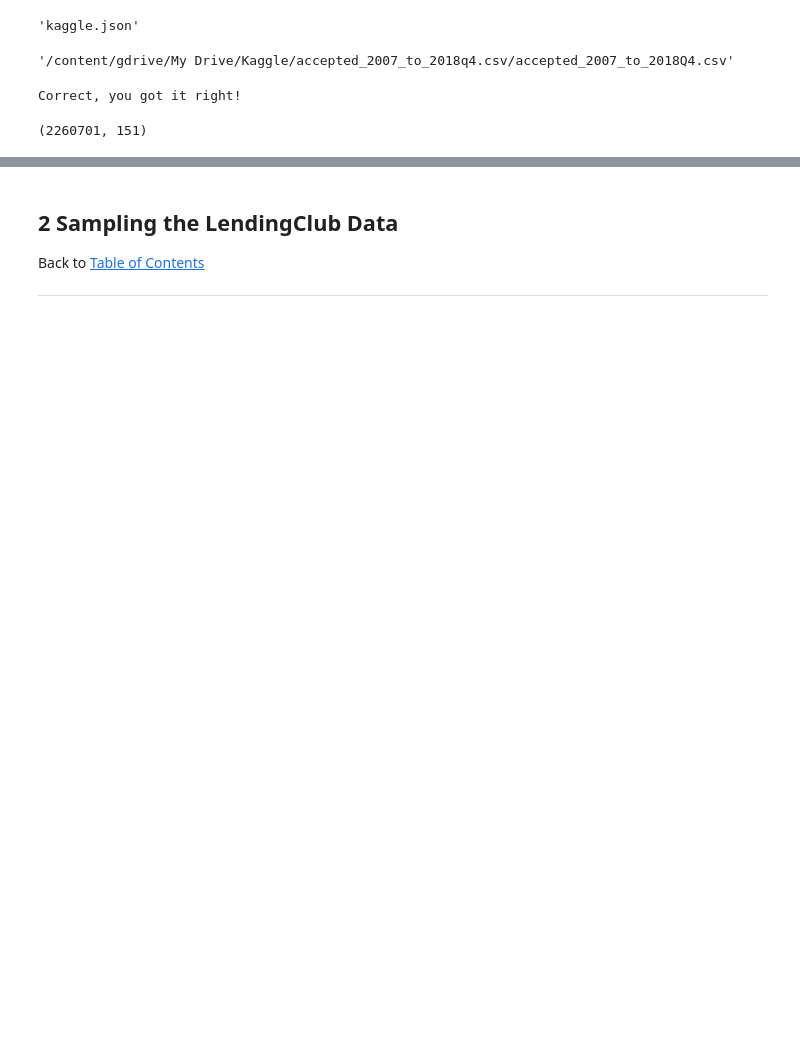
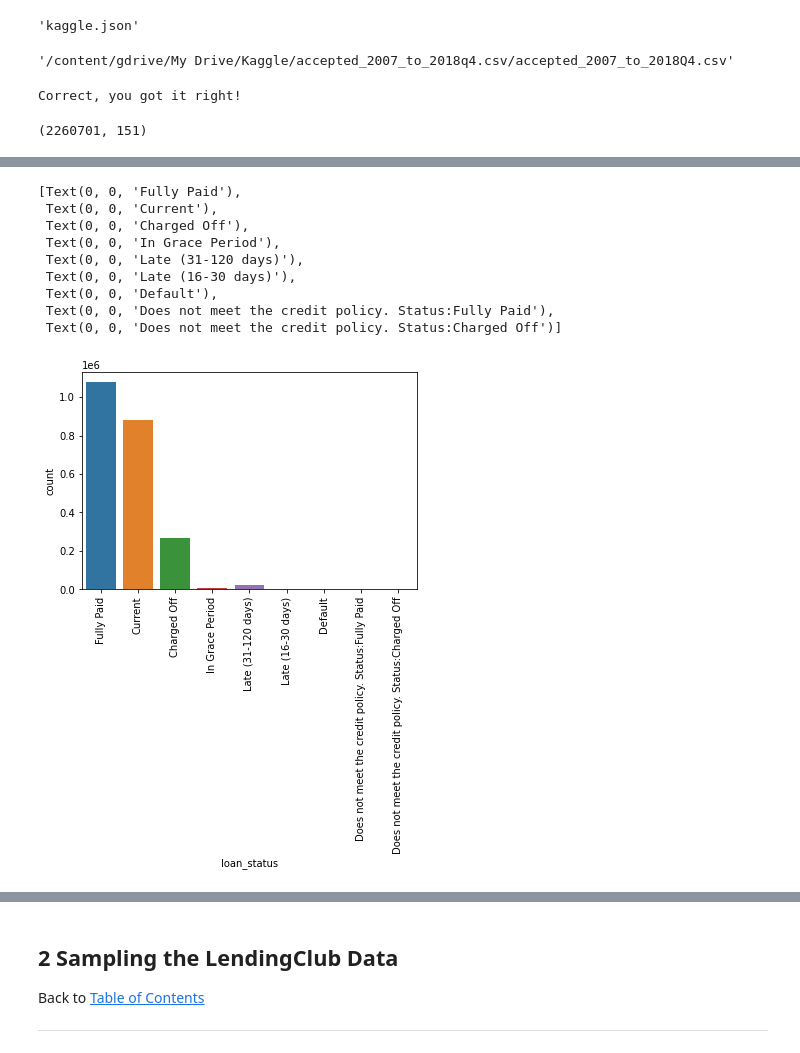
Before and after one commit to anishmahapatra/LendingClubLoan-Classification, a Jupyter notebook: LendingClubLoan_Classification_v1.ipynb, the cells around one changed output, grey strips where cells are left out. Cells and saved outputs as stored; diff of their text form; code cells hidden in the pictures; blank space fills up the shorter version.

```diff
--- a/LendingClubLoan_Classification_v1.ipynb
+++ b/LendingClubLoan_Classification_v1.ipynb
@@ -110,0 +357,14 @@ rej_df.shape
+# %%
+ax = sns.countplot(x=accDf['loan_status'])
+ax.set_xticklabels(ax.get_xticklabels(),rotation=90)
+# %% [output]
+[Text(0, 0, 'Fully Paid'),
+ Text(0, 0, 'Current'),
+ Text(0, 0, 'Charged Off'),
+ Text(0, 0, 'In Grace Period'),
+ Text(0, 0, 'Late (31-120 days)'),
+ Text(0, 0, 'Late (16-30 days)'),
+ Text(0, 0, 'Default'),
+ Text(0, 0, 'Does not meet the credit policy. Status:Fully Paid'),
+ Text(0, 0, 'Does not meet the credit policy. Status:Charged Off')]
+[figure, added]
```
Also changed, not shown: parts of 49 cells of this notebook.
